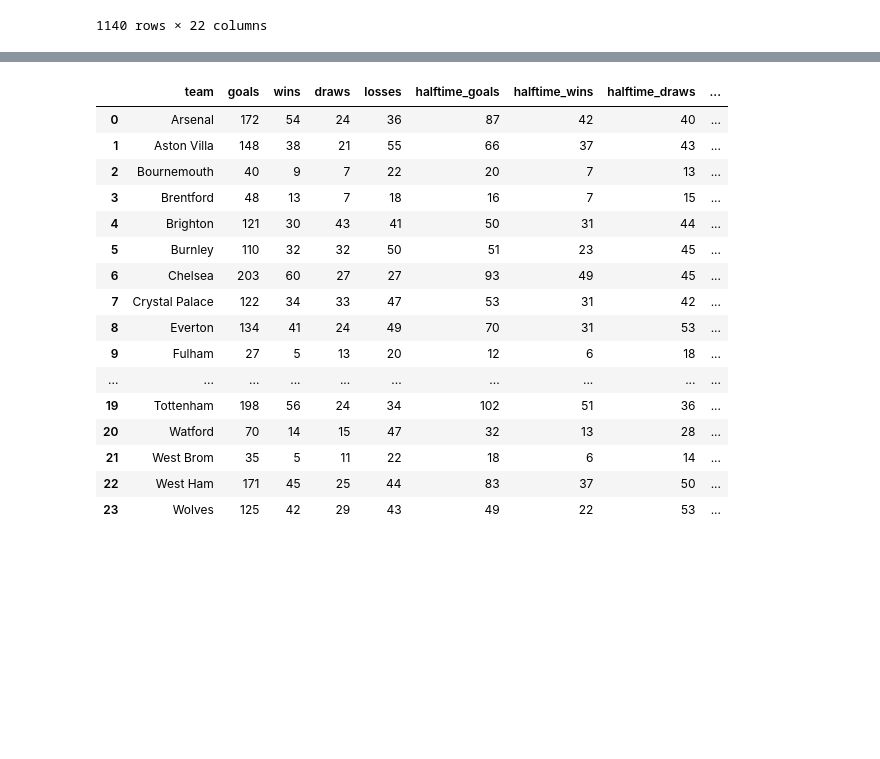
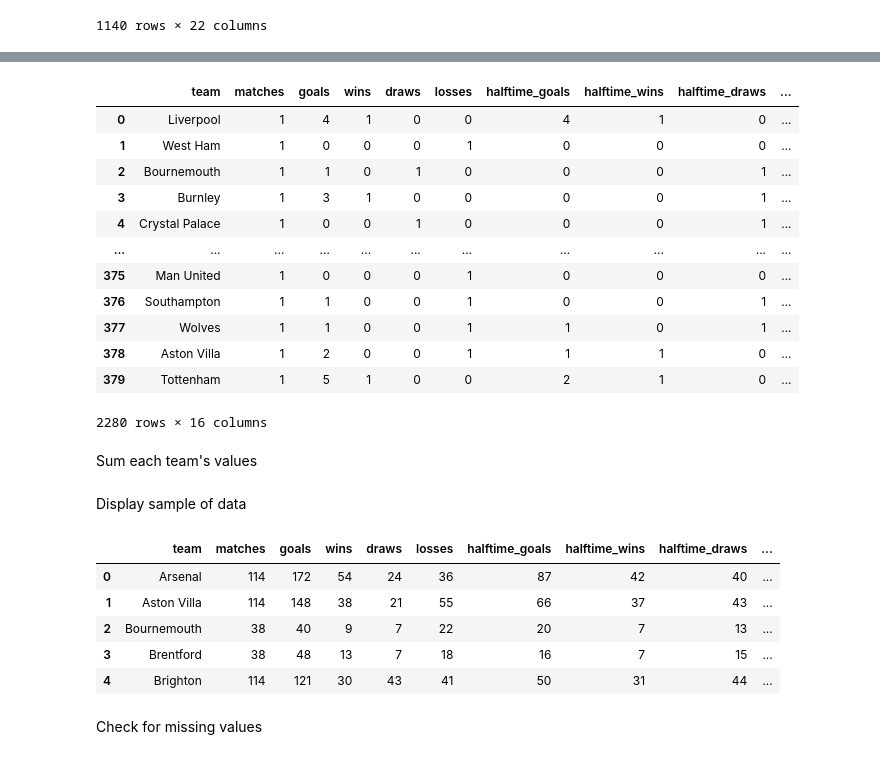
Before and after one commit to Ferreter/Data-Vis-CA1, a Jupyter notebook: Carlson/Data_cleaning.ipynb, the cells around one changed output, grey strips where cells are left out. Drawn from its saved outputs; the diff is of its cells as text; code cells hidden in the pictures; blank space fills up the shorter version.

```diff
--- a/Carlson/Data_cleaning.ipynb
+++ b/Carlson/Data_cleaning.ipynb
@@ -38,6 +51,7 @@ tables
 # %%
 home = pd.DataFrame({
     "team": tables["HomeTeam"],
+    "matches": 1,
     "goals": tables["FTHG"],
     "wins": (tables["FTR"] == "H").astype(int),
     "draws": (tables["FTR"] == "D").astype(int),
@@ -58,6 +74,7 @@ home = pd.DataFrame({
 # %%
 away = pd.DataFrame({
     "team": tables["AwayTeam"],
+    "matches": 1,
     "goals": tables["FTAG"],
     "wins": (tables["FTR"] == "A").astype(int),
     "draws": (tables["FTR"] == "D").astype(int),
@@ -78,2 +97,2 @@ away = pd.DataFrame({
 # %%
-combined = pd.concat([home, away])
+fixtures_results = pd.concat([home, away])
@@ -80,22 +103,33 @@ combined = pd.concat([home, away])
+# %%
+fixtures_results
+# %% [output]
+|  | team | matches | goals | wins | draws | losses | halftime_goals | halftime_wins | halftime_draws | ... |
+| 0 | Liverpool | 1 | 4 | 1 | 0 | 0 | 4 | 1 | 0 | ... |
+| 1 | West Ham | 1 | 0 | 0 | 0 | 1 | 0 | 0 | 0 | ... |
+| 2 | Bournemouth | 1 | 1 | 0 | 1 | 0 | 0 | 0 | 1 | ... |
+| 3 | Burnley | 1 | 3 | 1 | 0 | 0 | 0 | 0 | 1 | ... |
+| 4 | Crystal Palace | 1 | 0 | 0 | 1 | 0 | 0 | 0 | 1 | ... |
+| ... | ... | ... | ... | ... | ... | ... | ... | ... | ... | ... |
+| 375 | Man United | 1 | 0 | 0 | 0 | 1 | 0 | 0 | 0 | ... |
+| 376 | Southampton | 1 | 1 | 0 | 0 | 1 | 0 | 0 | 1 | ... |
+| 377 | Wolves | 1 | 1 | 0 | 0 | 1 | 1 | 0 | 1 | ... |
+| 378 | Aston Villa | 1 | 2 | 0 | 0 | 1 | 1 | 1 | 0 | ... |
+| 379 | Tottenham | 1 | 5 | 1 | 0 | 0 | 2 | 1 | 0 | ... |
+2280 rows × 16 columns
+# %% [markdown]
+Sum each team's values
 # %%
-combined_data = combined.groupby("team").sum().reset_index()
+combined_data = fixtures_results.groupby("team").sum().reset_index()
+# %% [markdown]
+Display sample of data
 # %%
-combined_data
+combined_data.head()
 # %% [output]
-|  | team | goals | wins | draws | losses | halftime_goals | halftime_wins | halftime_draws | ... |
-| 0 | Arsenal | 172 | 54 | 24 | 36 | 87 | 42 | 40 | ... |
-| 1 | Aston Villa | 148 | 38 | 21 | 55 | 66 | 37 | 43 | ... |
-| 2 | Bournemouth | 40 | 9 | 7 | 22 | 20 | 7 | 13 | ... |
-| 3 | Brentford | 48 | 13 | 7 | 18 | 16 | 7 | 15 | ... |
-| 4 | Brighton | 121 | 30 | 43 | 41 | 50 | 31 | 44 | ... |
-| 5 | Burnley | 110 | 32 | 32 | 50 | 51 | 23 | 45 | ... |
-| 6 | Chelsea | 203 | 60 | 27 | 27 | 93 | 49 | 45 | ... |
-| 7 | Crystal Palace | 122 | 34 | 33 | 47 | 53 | 31 | 42 | ... |
-| 8 | Everton | 134 | 41 | 24 | 49 | 70 | 31 | 53 | ... |
-| 9 | Fulham | 27 | 5 | 13 | 20 | 12 | 6 | 18 | ... |
-| ... | ... | ... | ... | ... | ... | ... | ... | ... | ... |
-| 19 | Tottenham | 198 | 56 | 24 | 34 | 102 | 51 | 36 | ... |
-| 20 | Watford | 70 | 14 | 15 | 47 | 32 | 13 | 28 | ... |
-| 21 | West Brom | 35 | 5 | 11 | 22 | 18 | 6 | 14 | ... |
-| 22 | West Ham | 171 | 45 | 25 | 44 | 83 | 37 | 50 | ... |
-| 23 | Wolves | 125 | 42 | 29 | 43 | 49 | 22 | 53 | ... |
+|  | team | matches | goals | wins | draws | losses | halftime_goals | halftime_wins | halftime_draws | ... |
+| 0 | Arsenal | 114 | 172 | 54 | 24 | 36 | 87 | 42 | 40 | ... |
+| 1 | Aston Villa | 114 | 148 | 38 | 21 | 55 | 66 | 37 | 43 | ... |
+| 2 | Bournemouth | 38 | 40 | 9 | 7 | 22 | 20 | 7 | 13 | ... |
+| 3 | Brentford | 38 | 48 | 13 | 7 | 18 | 16 | 7 | 15 | ... |
+| 4 | Brighton | 114 | 121 | 30 | 43 | 41 | 50 | 31 | 44 | ... |
+# %% [markdown]
+Check for missing values
```
Also changed, not shown: parts of 55 cells of this notebook, 1 other file.
